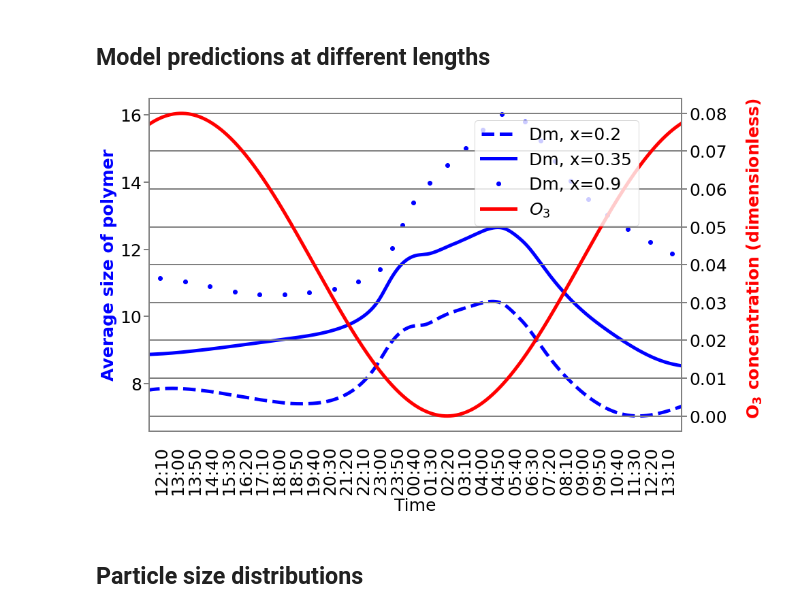
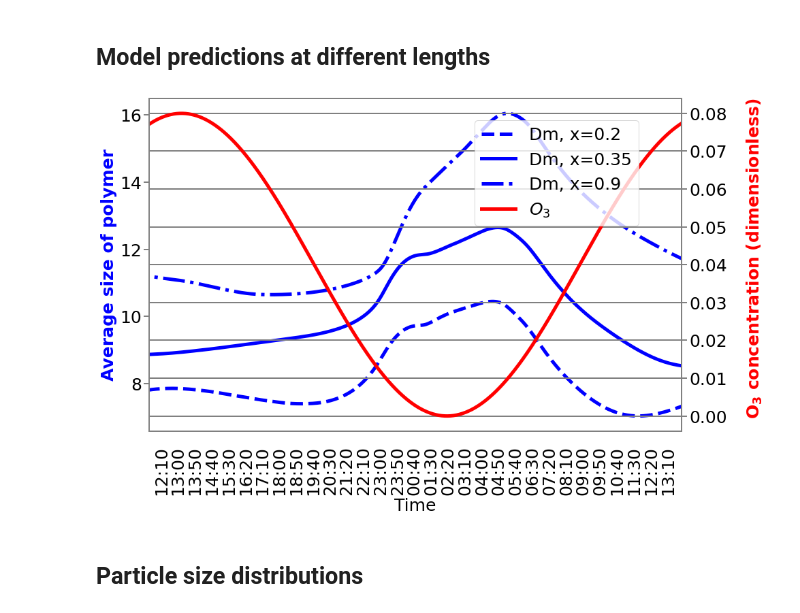
Before and after one commit to RishatZagidullin/coagulation-advection-1d, a Jupyter notebook: run_folder/baikal_data.ipynb, the cells around one changed output. Drawn from its saved outputs; the diff is of its cells as text; code cells hidden in the pictures.

```diff
--- a/run_folder/baikal_data.ipynb
+++ b/run_folder/baikal_data.ipynb
@@ -301,62 +268,65 @@ ticks = ticks_sin
 
 
 fig, ax1 = plt.subplots(figsize=(14,9))
-
+st = 1000
+en = 2000
 
 plt.yticks(fontsize=25)
 plt.xticks(fontsize=25)
 
+coef = np.linspace(1,64,64)
+
 val = 7
-sizes = y[st:,val,:]*np.linspace(1,64,64)
+sizes = y[st:en,val,:]*coef
 
 val_sm = 4
-sizes_sm = y[st:, val_sm,:]*np.linspace(1,64,64)
+sizes_sm = y[st:en, val_sm,:]*coef
 
 val_bg = 18
-sizes_bg = y[st:, val_bg,:]*np.linspace(1,64,64)
+sizes_bg = y[st:en, val_bg,:]*coef
 
 ax2 = ax1.twinx()
 
 
-ax1.plot(np.linspace(0,1,1000), sizes_sm.mean(axis=1)/y[st:, val_sm,:].mean(axis=1), 'b--', label="Dm, x="+str(round(val_sm/20.,2)), lw=5)
+ax1.plot(np.linspace(0,1,en-st), sizes_sm.mean(axis=1)/y[st:en, val_sm,:].mean(axis=1), 'b--', label="Dm, x="+str(round(val_sm/20.,2)), lw=5)
 
-ax1.plot(np.linspace(0,1,1000), sizes.mean(axis=1)/y[st:, val,:].mean(axis=1), 'b', label="Dm, x="+str(round(val/20.,2)), lw=5)
+ax1.plot(np.linspace(0,1,en-st), sizes.mean(axis=1)/y[st:en, val,:].mean(axis=1), 'b', label="Dm, x="+str(round(val/20.,2)), lw=5)
 
-ax1.plot(np.linspace(0,1,1000), sizes_bg.mean(axis=1)/y[st:, val_bg,:].mean(axis=1), 'bo', label="Dm, x="+str(round(val_bg/20.,2)), lw=5, markevery=0.04)
+ax1.plot(np.linspace(0,1,en-st), sizes_bg.mean(axis=1)/y[st:en, val_bg,:].mean(axis=1), color='b', linestyle='dashdot', label="Dm, x="+str(round(val_bg/20.,2)), lw=5, markevery=0.04)
 
-ax2.plot(np.linspace(0,1,1000), x[st:,val*10], 'r', label="$O_3$", lw=5)
+ax2.plot(np.linspace(0,1,en-st), x[st:en,val*10], 'r', label="$O_3$", lw=5)
 
 ax1.set_ylabel("Average size of polymer", fontsize=25, color='blue', fontweight='bold')
 ax2.set_ylabel("$\mathbf{O_3}$ concentration (dimensionless)", fontsize=25, color='red', fontweight='bold')
 
 ax2.yaxis.set_label_coords(1.12, 0.52)
 
 ax2.grid(axis='y', lw=2, color='grey')
 
 plt.yticks(fontsize=25)
 
 ax1.tick_params(bottom = False)
 
 ax1.tick_params('both', length=8, which='major', color='grey', width='2')
 ax2.tick_params('both', length=8, which='major', color='grey', width='2')
 
 for spine in ax2.spines.values():
     spine.set_edgecolor('grey')
     spine.set_linewidth(2)
 
 
 ax1.set_xticks(ticks=ticks_pos[::5], labels=ticks[::5], va='center')
 ax1.xaxis.set_tick_params(rotation=90, labelsize=25, pad=50)
 
 
 ax1.set_xlim([0.1,1])
 ax2.set_xlim([0.1,1])
 ax1.set_xlabel("Time", fontsize=25)
 
 fig.legend(fontsize=25, bbox_to_anchor=(0.35, 0.35, 0.5, 0.5))
 plt.yticks(fontsize=25)
 plt.savefig("num_ozon.pdf", bbox_inches='tight', format='pdf')
 # %% [output]
-[figure, old version]
+[figure, new version]
 # %% [markdown]
 ## Particle size distributions
```
Also changed, not shown: parts of 11 cells of this notebook, 1 other file.
